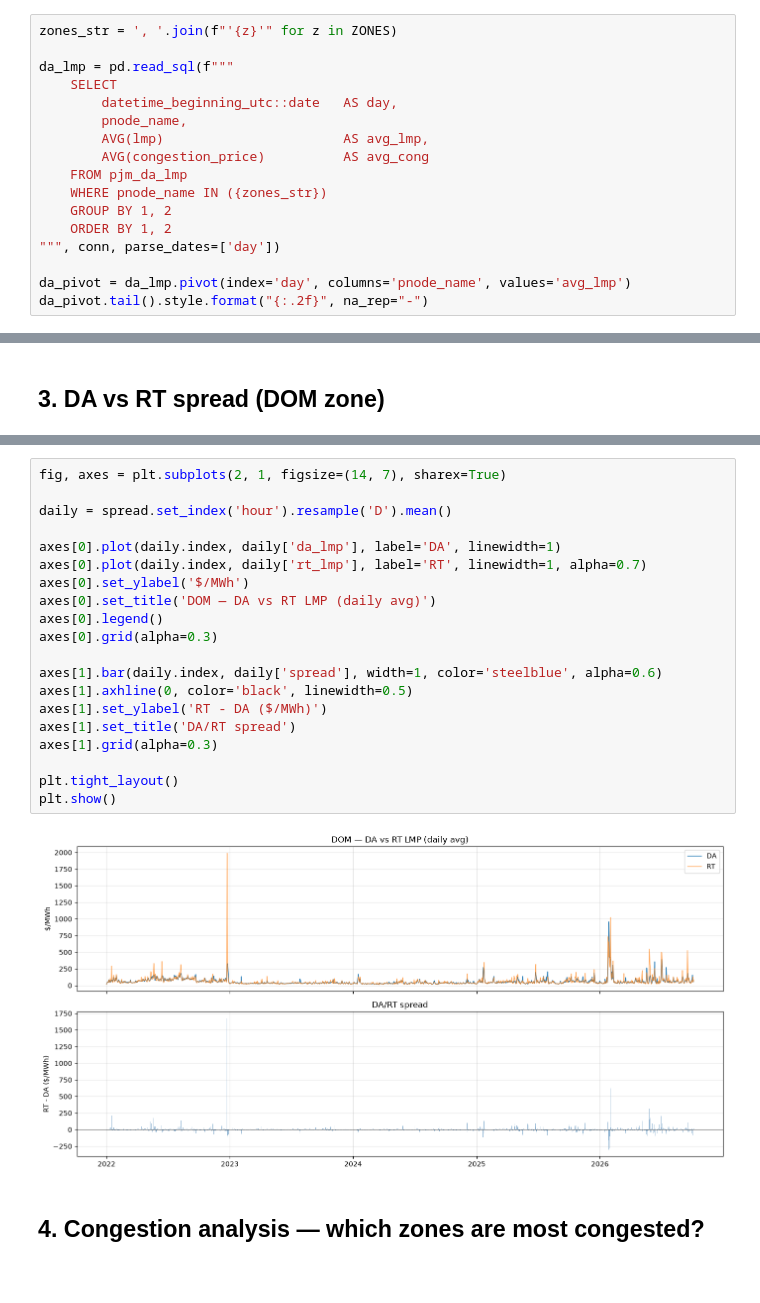
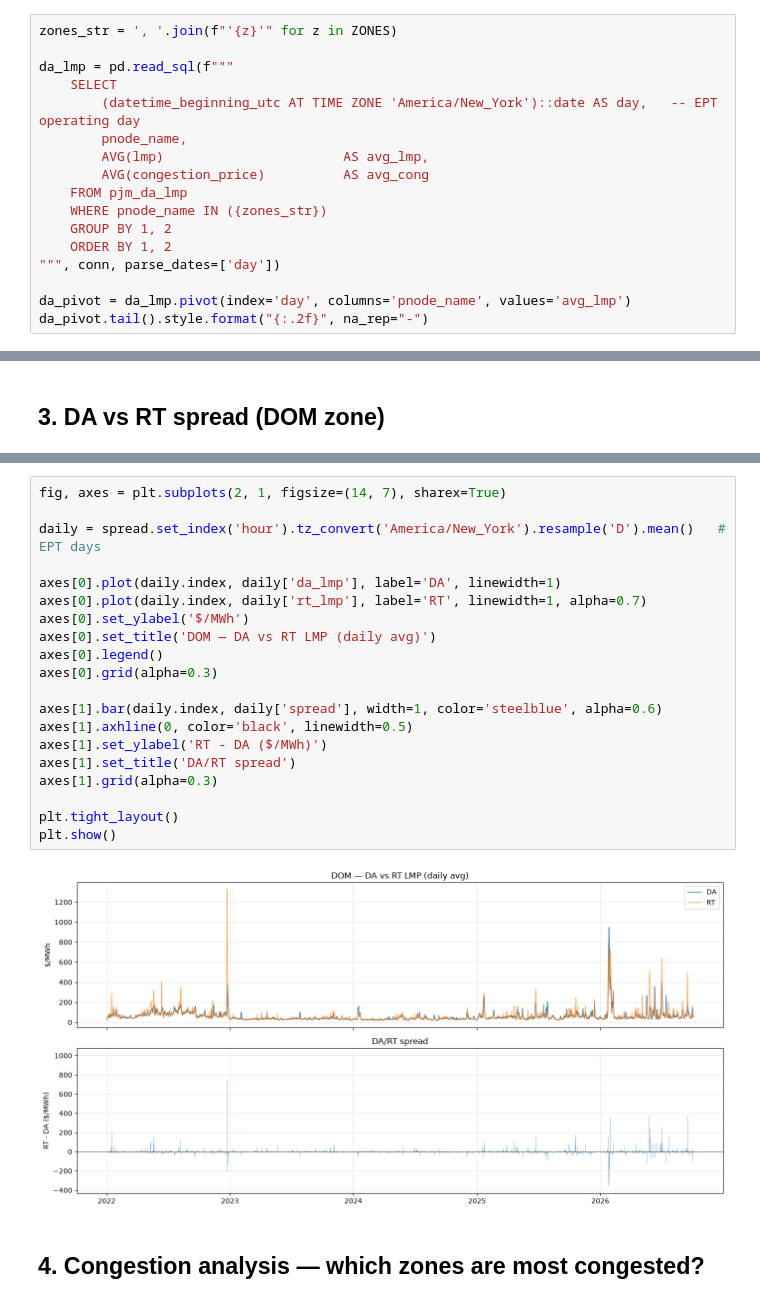
Before and after one commit to McSavage/pjm_pipeline, a Jupyter notebook: 01_lmp_explorer.ipynb, the cells around one changed output, grey strips where cells are left out. Saved outputs shown, nothing was run; the diff lists cells and outputs as text; blank space fills up the shorter version.

```diff
--- a/01_lmp_explorer.ipynb
+++ b/01_lmp_explorer.ipynb
@@ -45,7 +45,7 @@ zones_str = ', '.join(f"'{z}'" for z in ZONES)
 
 da_lmp = pd.read_sql(f"""
     SELECT
-        datetime_beginning_utc::date   AS day,
+        (datetime_beginning_utc AT TIME ZONE 'America/New_York')::date AS day,   -- EPT operating day
         pnode_name,
         AVG(lmp)                       AS avg_lmp,
         AVG(congestion_price)          AS avg_cong
@@ -112,25 +112,25 @@ Rows: 41,706
 # %%
 fig, axes = plt.subplots(2, 1, figsize=(14, 7), sharex=True)
 
-daily = spread.set_index('hour').resample('D').mean()
+daily = spread.set_index('hour').tz_convert('America/New_York').resample('D').mean()   # EPT days
 
 axes[0].plot(daily.index, daily['da_lmp'], label='DA', linewidth=1)
 axes[0].plot(daily.index, daily['rt_lmp'], label='RT', linewidth=1, alpha=0.7)
 axes[0].set_ylabel('$/MWh')
 axes[0].set_title('DOM — DA vs RT LMP (daily avg)')
 axes[0].legend()
 axes[0].grid(alpha=0.3)
 
 axes[1].bar(daily.index, daily['spread'], width=1, color='steelblue', alpha=0.6)
 axes[1].axhline(0, color='black', linewidth=0.5)
 axes[1].set_ylabel('RT - DA ($/MWh)')
 axes[1].set_title('DA/RT spread')
 axes[1].grid(alpha=0.3)
 
 plt.tight_layout()
 plt.show()
 # %% [output]
-[figure, old version]
+[figure, new version]
 # %% [markdown]
 ## 4. Congestion analysis — which zones are most congested?
 # %%
```
Also changed, not shown: parts of 7 cells of this notebook, 2 other files.
